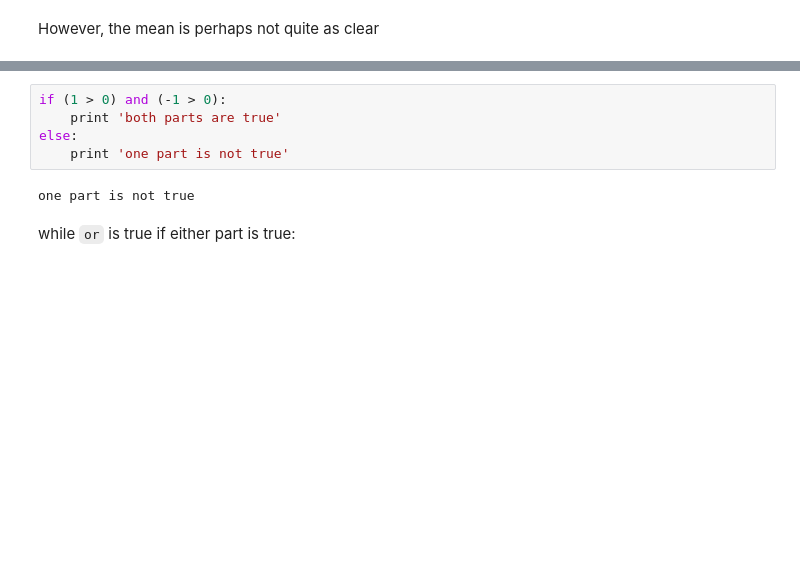
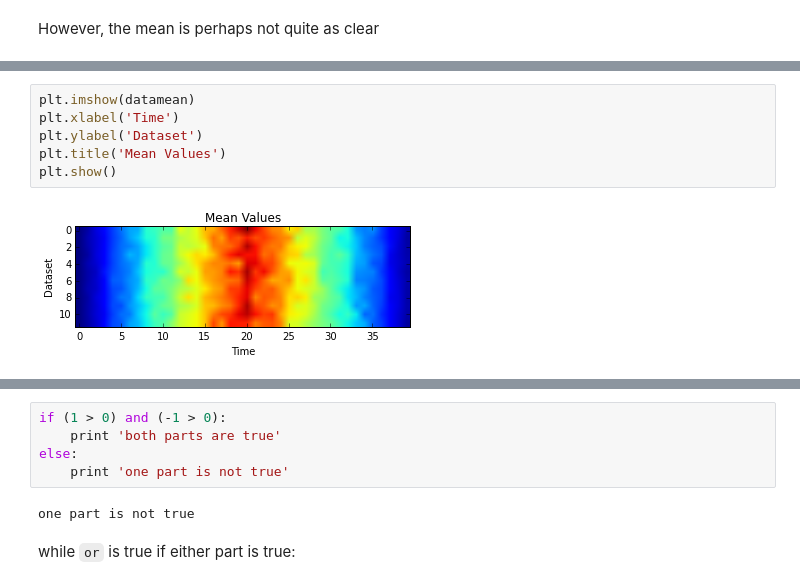
Before and after one commit to douglatornell/2014-09-25-ubc, a Jupyter notebook: novice/python/04-simple_cond.ipynb, the cells around one changed output, grey strips where cells are left out. Saved outputs shown, nothing was run; the diff lists cells and outputs as text; blank space fills up the shorter version.

```diff
--- a/novice/python/04-simple_cond.ipynb
+++ b/novice/python/04-simple_cond.ipynb
@@ -58 +75,9 @@ pyplot.show()
+# %%
+plt.imshow(datamean)
+plt.xlabel('Time')
+plt.ylabel('Dataset')
+plt.title('Mean Values')
+plt.show()
+# %% [output]
+[figure, added]
 # %% [markdown]
```
Also changed, not shown: parts of 13 cells of this notebook, 5 other files.
